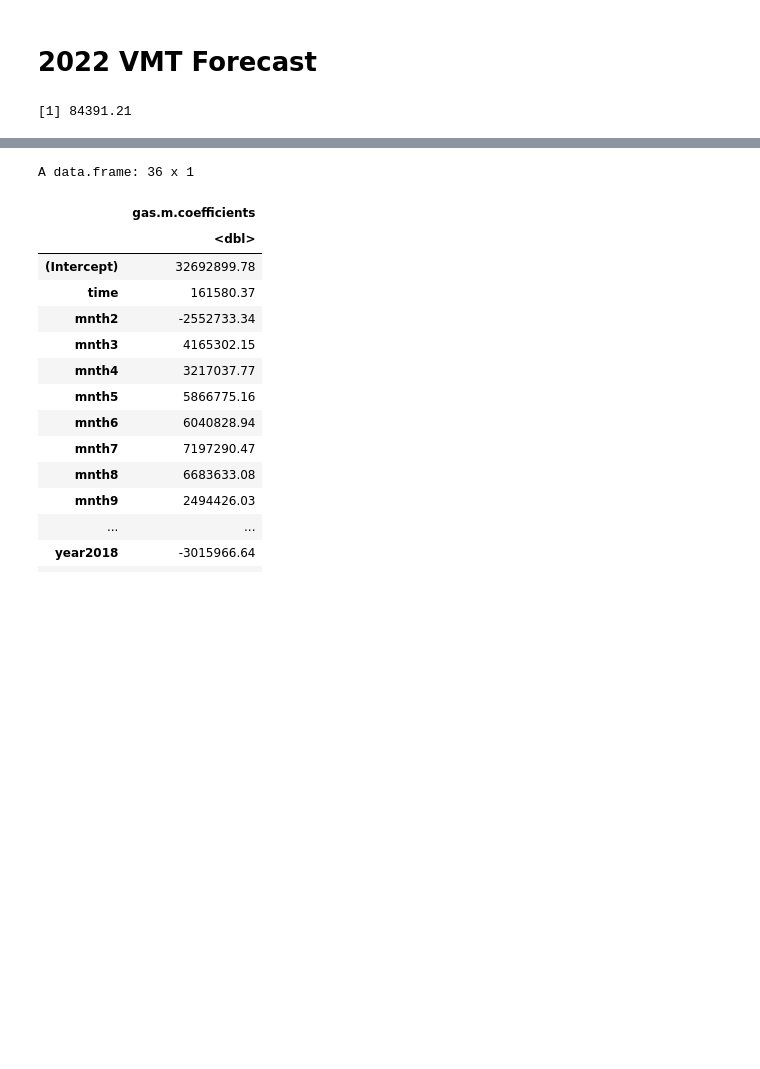
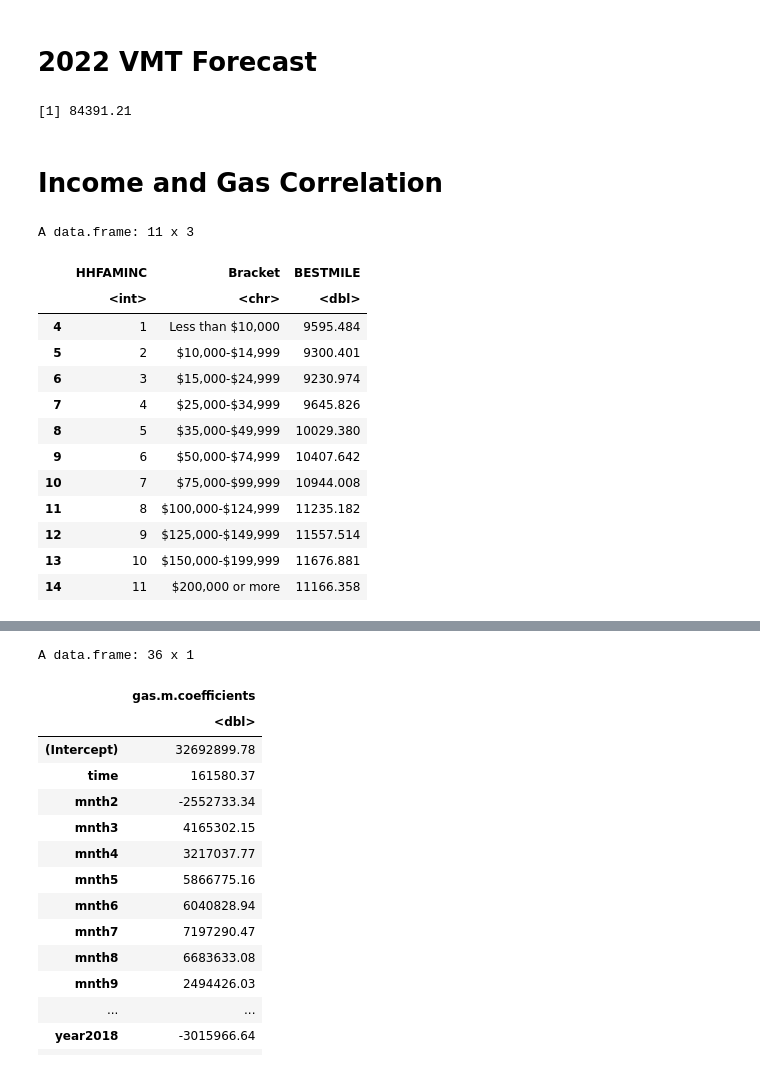
Before and after one commit to n-smalley/f606-Final-Project, a Jupyter notebook: analysis-r.ipynb, the cells around one changed output, grey strips where cells are left out. Cells and saved outputs as stored; diff of their text form; code cells hidden in the pictures; blank space fills up the shorter version.

```diff
--- a/forecasting-r.ipynb
+++ b/analysis-r.ipynb
@@ -53,3 +53,5 @@ vmt.2022.m = lm(vmt ~ year, vmt.ann)
 vmt.2022.m$coefficients[[1]] + vmt.2022.m$coefficients[[2]]*2022
 # %% [output]
 [1] 84391.21
+# %% [markdown]
+# Income and Gas Correlation
@@ -55,0 +62,20 @@ vmt.2022.m$coefficients[[1]] + vmt.2022.m$coefficients[[2]]*2022
+# %%
+incmile = aggregate(BESTMILE ~ HHFAMINC,data=nhts.in,mean)
+incmile$Bracket = c('a','b','c','Less than $10,000','$10,000-$14,999','$15,000-$24,999','$25,000-$34,999','$35,000-$49,999','$50,000-$74,999','$75,000-$99,999','$100,000-$124,999','$125,000-$149,999','$150,000-$199,999','$200,000 or more')
+incmile = incmile[c('HHFAMINC','Bracket','BESTMILE')][4:14,]
+incmile
+# %% [output]
+A data.frame: 11 x 3
+|  | HHFAMINC | Bracket | BESTMILE |
+|  | <int> | <chr> | <dbl> |
+| 4 | 1 | Less than $10,000 | 9595.484 |
+| 5 | 2 | $10,000-$14,999 | 9300.401 |
+| 6 | 3 | $15,000-$24,999 | 9230.974 |
+| 7 | 4 | $25,000-$34,999 | 9645.826 |
+| 8 | 5 | $35,000-$49,999 | 10029.380 |
+| 9 | 6 | $50,000-$74,999 | 10407.642 |
+| 10 | 7 | $75,000-$99,999 | 10944.008 |
+| 11 | 8 | $100,000-$124,999 | 11235.182 |
+| 12 | 9 | $125,000-$149,999 | 11557.514 |
+| 13 | 10 | $150,000-$199,999 | 11676.881 |
+| 14 | 11 | $200,000 or more | 11166.358 |
```
Also changed, not shown: parts of 14 cells of this notebook, 1 other file.
